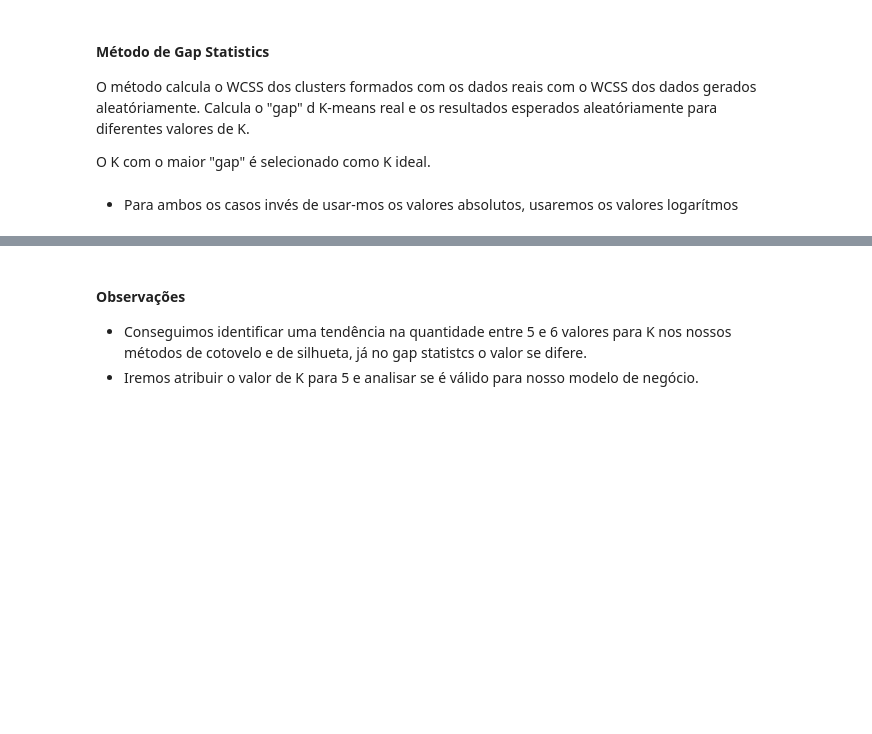
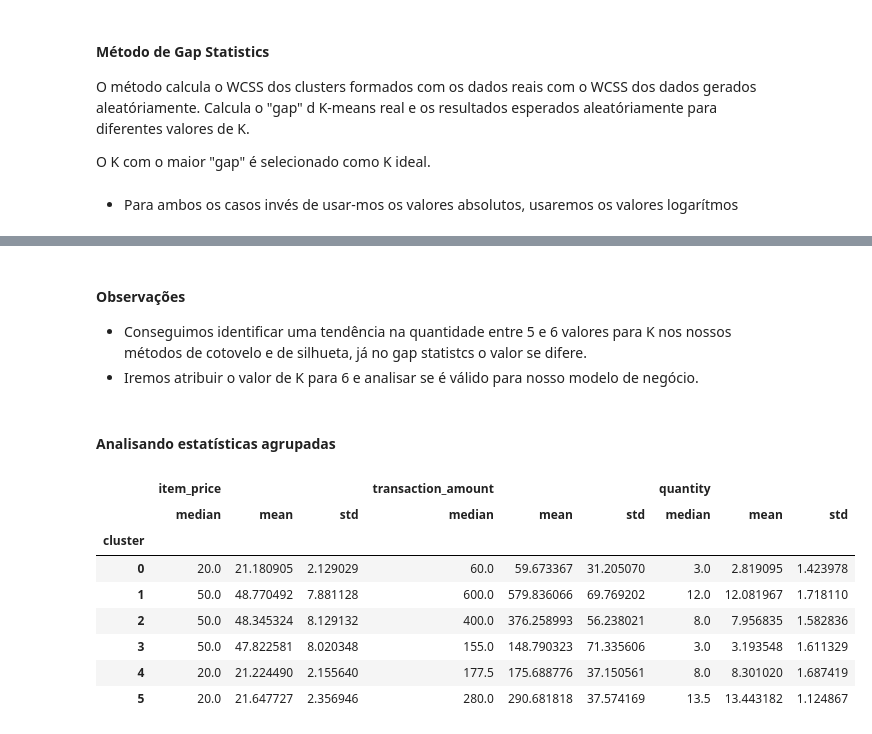
Before and after one commit to DieGod-DS/Relatorio-De-Vendas-Restaurante, a Jupyter notebook: rascunho.ipynb, the cells around one changed output, grey strips where cells are left out. Cells and saved outputs as stored; diff of their text form; code cells hidden in the pictures; blank space fills up the shorter version.

```diff
--- a/rascunho.ipynb
+++ b/rascunho.ipynb
@@ -517,4 +531,4 @@ plt.show()
 # %% [markdown]
 #### Observações
 - Conseguimos identificar uma tendência na quantidade entre 5 e 6 valores para K nos nossos métodos de cotovelo e de silhueta, já no gap statistcs o valor se difere.
-- Iremos atribuir o valor de K para 5 e analisar se é válido para nosso modelo de negócio.
+- Iremos atribuir o valor de K para 6 e analisar se é válido para nosso modelo de negócio.
@@ -522,0 +548,15 @@ k_final = 5
+# %% [markdown]
+#### Analisando estatísticas agrupadas
+# %%
+# agrupando por cluster e aplicando funções de agregação (média, mediana e desvio padrão)
+data.groupby(['cluster']).agg(func=(np.median, np.mean, np.std))
+# %% [output]
+|  | item_price |  |  | transaction_amount |  |  | quantity |  |  |
+|  | median | mean | std | median | mean | std | median | mean | std |
+| cluster |  |  |  |  |  |  |  |  |  |
+| 0 | 20.0 | 21.180905 | 2.129029 | 60.0 | 59.673367 | 31.205070 | 3.0 | 2.819095 | 1.423978 |
+| 1 | 50.0 | 48.770492 | 7.881128 | 600.0 | 579.836066 | 69.769202 | 12.0 | 12.081967 | 1.718110 |
+| 2 | 50.0 | 48.345324 | 8.129132 | 400.0 | 376.258993 | 56.238021 | 8.0 | 7.956835 | 1.582836 |
+| 3 | 50.0 | 47.822581 | 8.020348 | 155.0 | 148.790323 | 71.335606 | 3.0 | 3.193548 | 1.611329 |
+| 4 | 20.0 | 21.224490 | 2.155640 | 177.5 | 175.688776 | 37.150561 | 8.0 | 8.301020 | 1.687419 |
+| 5 | 20.0 | 21.647727 | 2.356946 | 280.0 | 290.681818 | 37.574169 | 13.5 | 13.443182 | 1.124867 |
```
Also changed, not shown: parts of 15 cells of this notebook, 1 other file.
